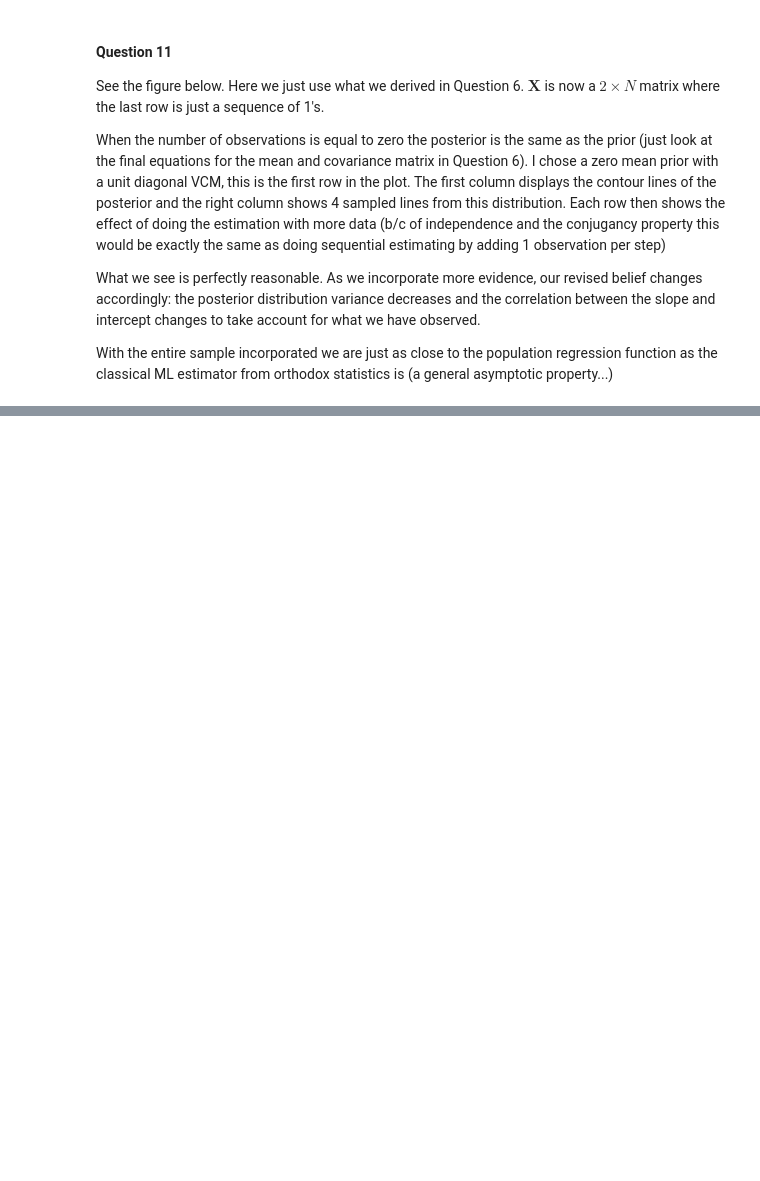
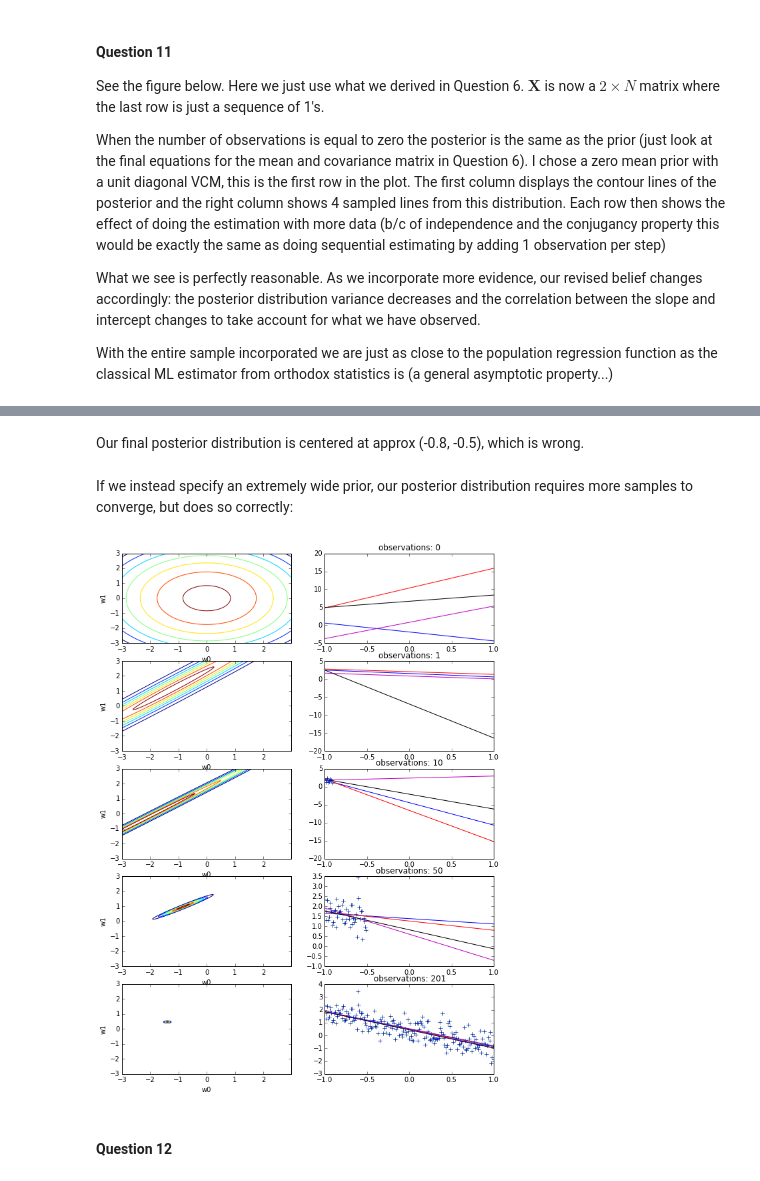
Before and after one commit to erikcs/ml2, a Jupyter notebook: lab1.ipynb, the cells around one changed output, grey strips where cells are left out. Saved outputs shown, nothing was run; the diff lists cells and outputs as text; code cells hidden in the pictures; blank space fills up the shorter version.

```diff
--- a/lab1.ipynb
+++ b/lab1.ipynb
@@ -146,0 +154,10 @@ from code import Q11
+# %% [markdown]
+Our final posterior distribution is centered at approx (-0.8, -0.5), which is wrong.
+# %% [markdown]
+If we instead specify an extremely wide prior, our posterior distribution requires more samples to converge, but does so correctly:
+# %%
+Q11.run(tau=5.5)
+# %% [output]
+[figure, added]
+# %% [markdown]
+####  Question 12
```
Also changed, not shown: parts of 3 cells of this notebook.
